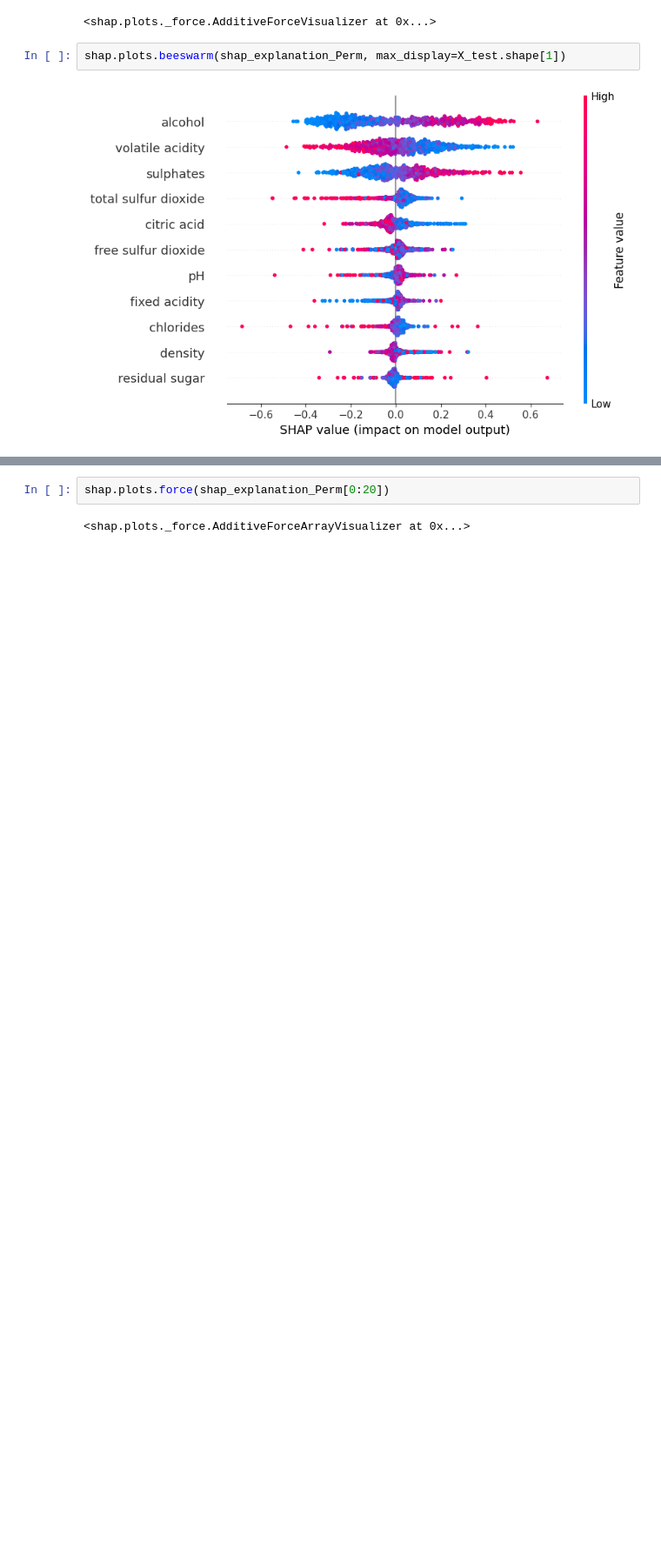
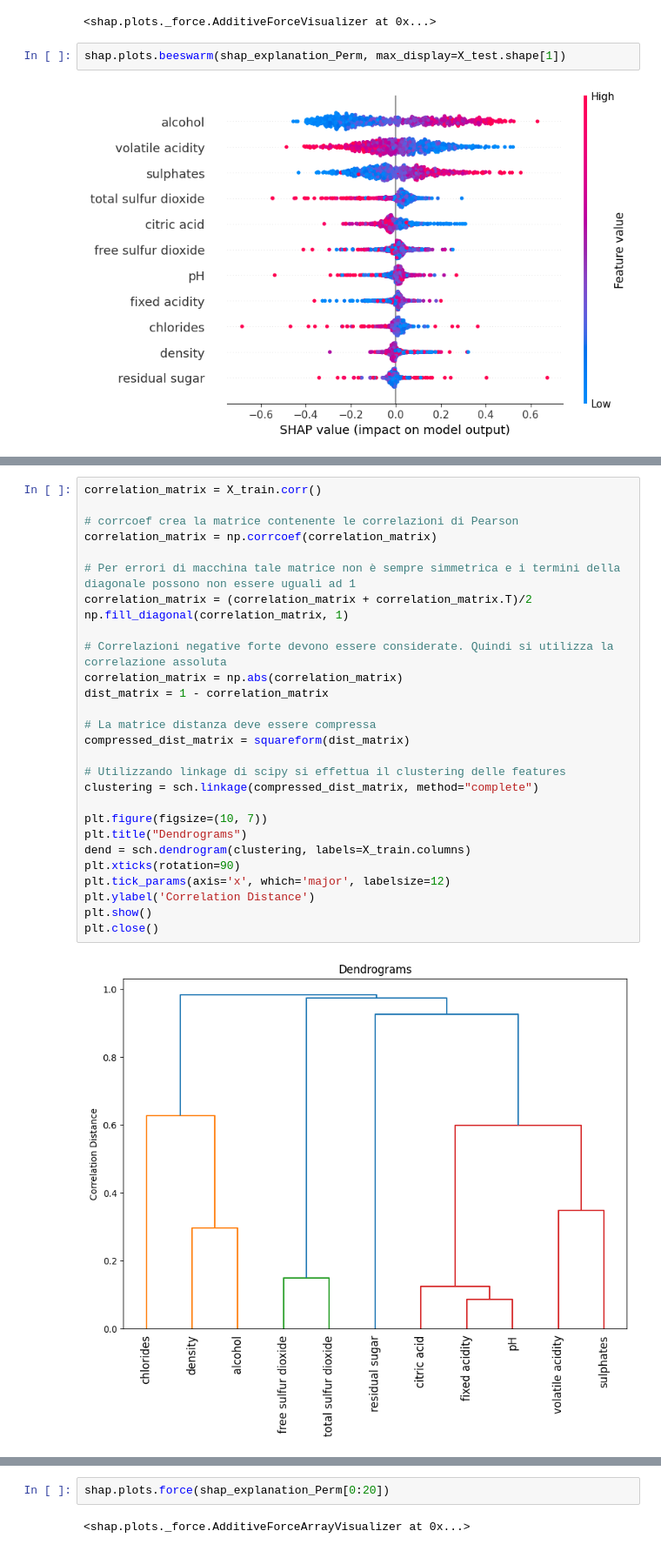
Before and after one commit to MarcoMungaiCoppolino/Data-Science-Portfolio, a Jupyter notebook: GameTheory_For_Explainable_ML/notebooks/01-second-logical-notebook copy.ipynb, the cells around one changed output, grey strips where cells are left out. Shown at 87% size. Cells and saved outputs as stored; diff of their text form; blank space fills up the shorter version.

```diff
--- a/GameTheory_For_Explainable_ML/notebooks/01-second-logical-notebook copy.ipynb
+++ b/GameTheory_For_Explainable_ML/notebooks/01-second-logical-notebook copy.ipynb
@@ -397,0 +371,30 @@ shap.plots.scatter(shap_explanation_Perm[:, 'alcohol'], color=shap_explanation_P
+# %%
+correlation_matrix = X_train.corr()
+
+# corrcoef crea la matrice contenente le correlazioni di Pearson
+correlation_matrix = np.corrcoef(correlation_matrix)
+
+# Per errori di macchina tale matrice non è sempre simmetrica e i termini della diagonale possono non essere uguali ad 1
+correlation_matrix = (correlation_matrix + correlation_matrix.T)/2
+np.fill_diagonal(correlation_matrix, 1)
+
+# Correlazioni negative forte devono essere considerate. Quindi si utilizza la correlazione assoluta
+correlation_matrix = np.abs(correlation_matrix)
+dist_matrix = 1 - correlation_matrix
+
+# La matrice distanza deve essere compressa
+compressed_dist_matrix = squareform(dist_matrix)
+
+# Utilizzando linkage di scipy si effettua il clustering delle features
+clustering = sch.linkage(compressed_dist_matrix, method="complete")
+
+plt.figure(figsize=(10, 7))
+plt.title("Dendrograms")
+dend = sch.dendrogram(clustering, labels=X_train.columns)
+plt.xticks(rotation=90)
+plt.tick_params(axis='x', which='major', labelsize=12)
+plt.ylabel('Correlation Distance')
+plt.show()
+plt.close()
+# %% [output]
+[figure, added]
```
Also changed, not shown: parts of 15 cells of this notebook, 1 other file.
